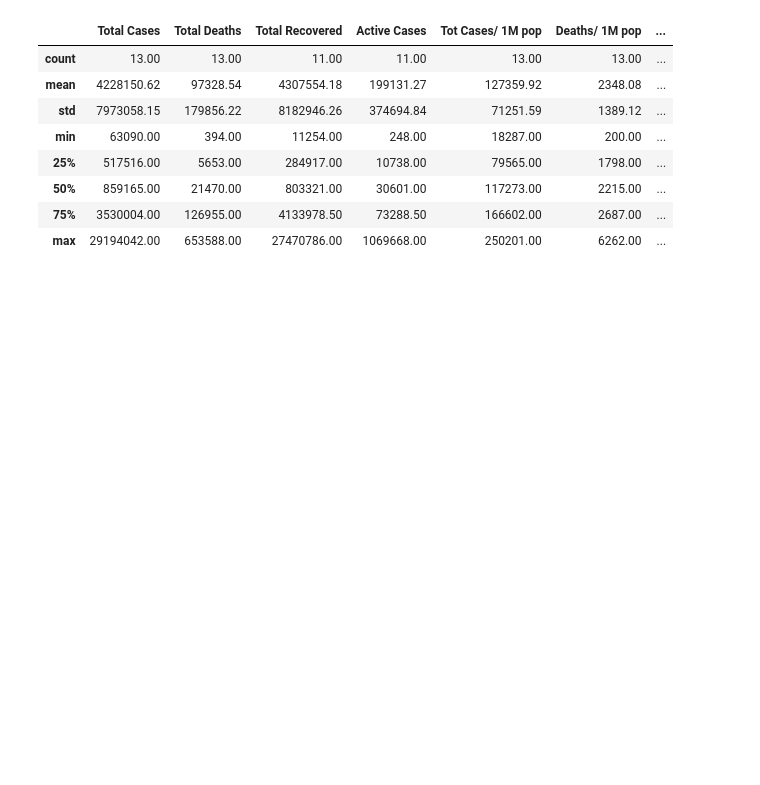
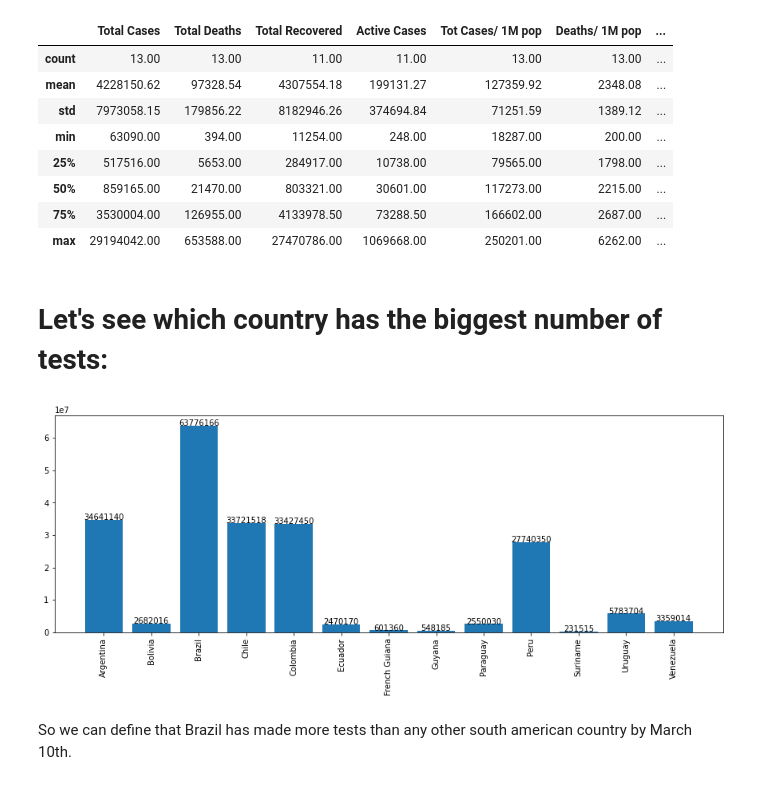
Before and after one commit to luis-fnogueira/covid-south-america, a Jupyter notebook: covid-south-america.ipynb, the cells around one changed output. Cells and saved outputs as stored; diff of their text form; code cells hidden in the pictures; blank space fills up the shorter version.

Commit message:
Kaggle Notebook | covid-south-america | First plot

```diff
--- a/covid-south-america.ipynb
+++ b/covid-south-america.ipynb
@@ -7,7 +7,7 @@ import numpy as np # linear algebra
 import pandas as pd # data processing, CSV file I/O (e.g. pd.read_csv)
 import matplotlib.pyplot as plt
 %matplotlib inline
-plt.rcParams["figure.figsize"] = (8, 6)
+plt.rcParams["figure.figsize"] = (15, 5)
 import squarify
 
 # Input data files are available in the read-only "../input/" directory
@@ -74,3 +74,25 @@ df.describe()
 | 50% | 859165.00 | 21470.00 | 803321.00 | 30601.00 | 117273.00 | 2215.00 | ... |
 | 75% | 3530004.00 | 126955.00 | 4133978.50 | 73288.50 | 166602.00 | 2687.00 | ... |
 | max | 29194042.00 | 653588.00 | 27470786.00 | 1069668.00 | 250201.00 | 6262.00 | ... |
+# %% [markdown]
+# Let's see which country has the biggest number of tests:
+# %%
+fig, ax = plt.subplots()
+
+# Here we set the labels on x-axis to 90 degrees
+plt.xticks(rotation=90)
+
+# This function add data labes on top of each bar
+def addlabels(x,y):
+    for i in range(len(x)):
+        plt.text(i, y[i], y[i], ha = 'center')
+
+ax.bar(df["Country/Other"], df["Total Tests"])
+
+addlabels(df["Country/Other"], df["Total Tests"])
+
+plt.show()
+# %% [output]
+[figure, added]
+# %% [markdown]
+So we can define that Brazil has made more tests than any other south american country by March 10th.
```
